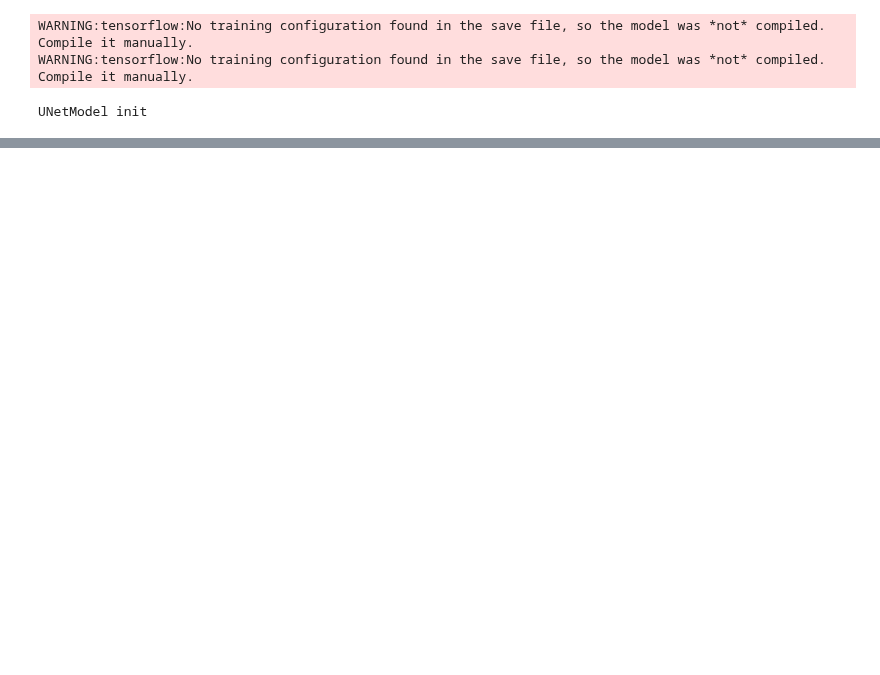
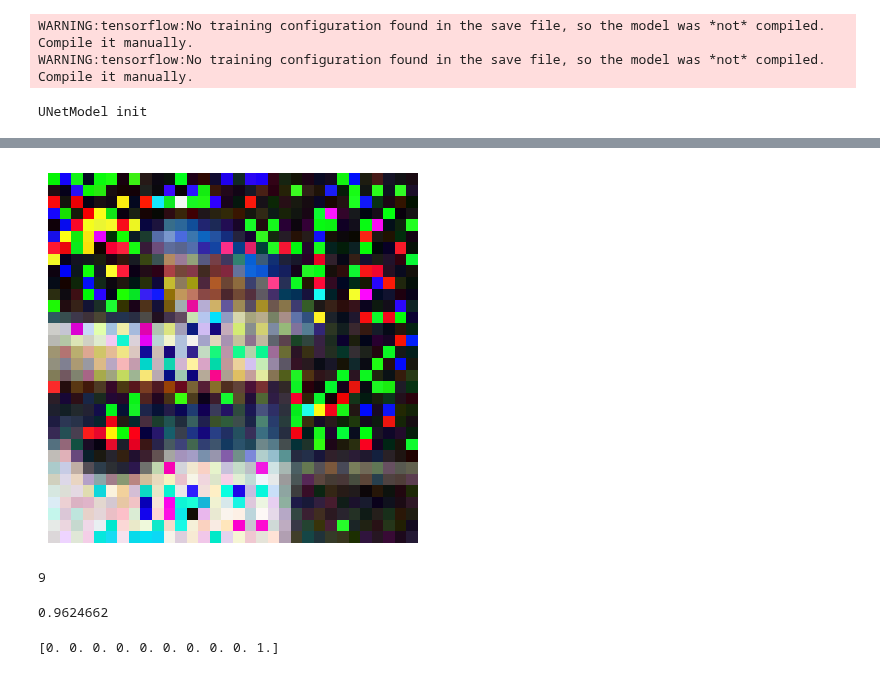
Before and after one commit to lacykaltgr/continual-learning-ait, a Jupyter notebook: notebooks/generator.ipynb, the cells around one changed output, grey strips where cells are left out. Drawn from its saved outputs; the diff is of its cells as text; code cells hidden in the pictures; blank space fills up the shorter version.

```diff
--- a/notebooks/generator.ipynb
+++ b/notebooks/generator.ipynb
@@ -283,9 +283,12 @@ def get_one_hot_predictions(mem_pred):
 #plusz még lehetne talán egy discriminator is, hogy valós reprezentációkat tanuljon meg
 
 
-def generate(cls=classifier, input_latent=None, train=True, coeff=1.0):
+def generate(cls=classifier, enc=encoder,  input_latent=None, train=True, coeff=1.0):
 
-    batch_size = params['batch_size'] if train else 64
+    if len(input_latent.shape) == 3:
+        input_latent = tf.expand_dims(input_latent, axis=0)
+    batch_size = input_latent.shape[0]
+    batch_size = batch_size if batch_size is not None else 1
     latent, alphas, alphas_prev, timesteps = model.initialize(params, input_latent, batch_size)
 
 
@@ -299,14 +302,14 @@ def generate(cls=classifier, input_latent=None, train=True, coeff=1.0):
                 )
                 a_t, a_prev = alphas[index], alphas_prev[index]
                 latent = model.get_x_prev(latent, e_t,  a_t, a_prev, params["temperature"])
-
-                pred = cls(latent)
-                pred_true = get_one_hot_predictions(pred) #ezt nem fixen kell mecsinálni
+                encoded = enc(latent)
+                pred = cls(encoded)
+                pred_true = pred#get_one_hot_predictions(pred) #ezt nem fixen kell mecsinálni
                 confidence_loss = coeff*tf.reduce_mean(tf.keras.losses.categorical_crossentropy(pred_true, pred))
-                print(confidence_loss)
-                similarity_loss = 0.1 * tf.reduce_mean(tf.square(latent - e_t))
-                print(similarity_loss)
-                loss = confidence_loss + similarity_loss
+                #print(confidence_loss)
+                #similarity_loss = 0.1 * tf.reduce_mean(tf.square(latent - e_t))
+                #print(similarity_loss)
+                loss = confidence_loss #+ similarity_loss
             grads = tape.gradient(loss, model.trainable_variables)
             tf.keras.optimizers.legacy.Adam(learning_rate=params["gen_lr"]).apply_gradients(zip(grads, model.trainable_variables))
         else:
@@ -376,0 +405,17 @@ KeyboardInterrupt: ignored
+# %%
+image = generate(input_latent=X_train[13], train=False)
+disp(image[0].numpy())
+# %% [output]
+[figure, added]
+# %%
+encoded = encoder(image)
+classified = classifier(encoded)
+print(np.argmax(classified))
+np.max(classified)
+# %% [output]
+9
+0.9624662
+# %%
+print(y_train[1])
+# %% [output]
+[0. 0. 0. 0. 0. 0. 0. 0. 0. 1.]
```
Also changed, not shown: parts of 14 cells of this notebook.
